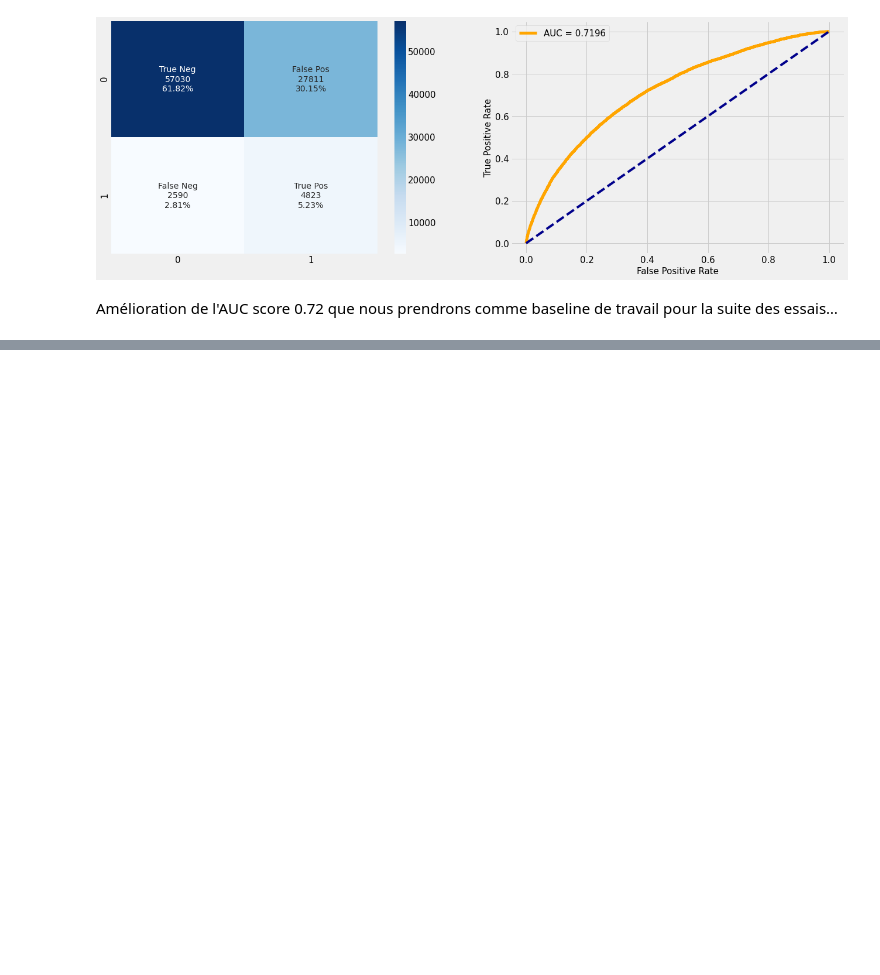
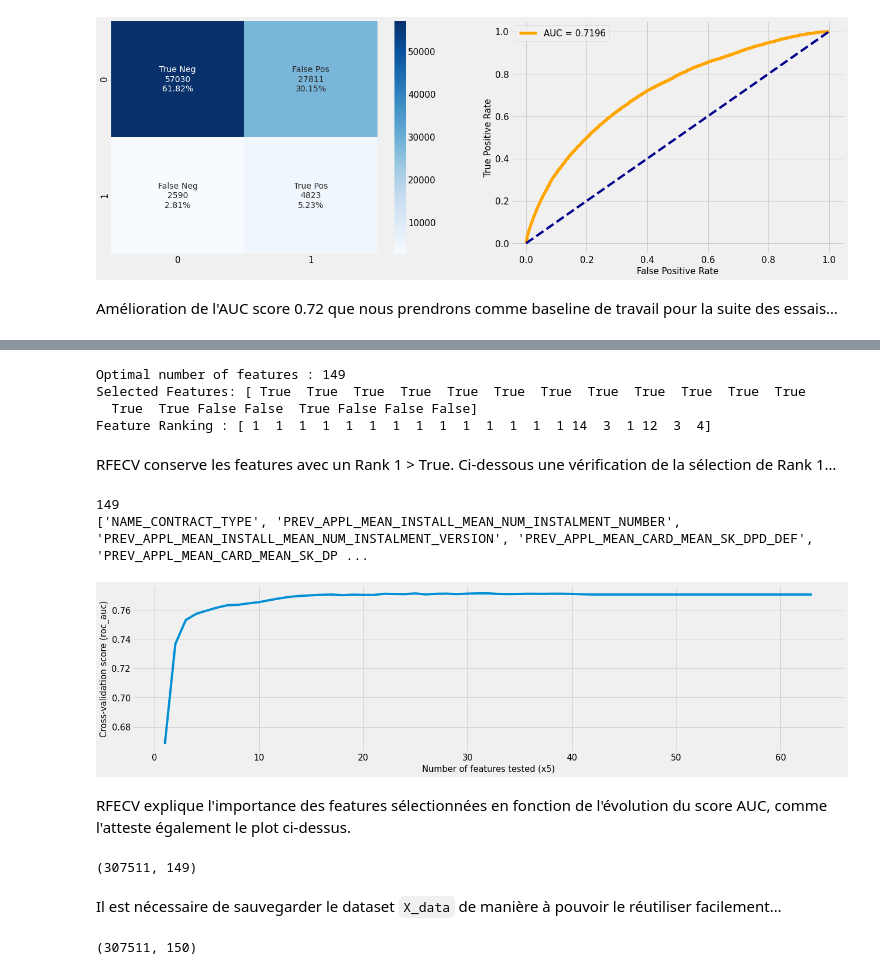
Before and after one commit to nalron/project_credit_scoring_model, a Jupyter notebook: p7_02_modelisation_notebook.ipynb, the cells around one changed output, grey strips where cells are left out. Cells and saved outputs as stored; diff of their text form; code cells hidden in the pictures; blank space fills up the shorter version.

Commit message:
Gradient Boosting implementation and Recursive Feature Elimination

```diff
--- a/p7_02_modelisation_notebook.ipynb
+++ b/p7_02_modelisation_notebook.ipynb
@@ -307,0 +415,12 @@ Amélioration de l'AUC score 0.72 que nous prendrons comme baseline de travail p
+# %%
+%%time
+start = time.time()
+rfecv = RFECV(estimator=LGBMClassifier(objective='binary'),
+              step=5,
+              cv=StratifiedKFold(5),
+              scoring='roc_auc',
+              verbose=2,
+              n_jobs=-1)
+rfecv.fit(X_train, y_train)
+
+print('Time Elapsed: {}'.format(time.time()-start))
@@ -307,0 +445,42 @@ Amélioration de l'AUC score 0.72 que nous prendrons comme baseline de travail p
+# %%
+print("Optimal number of features : %d" % rfecv.n_features_)
+print("Selected Features: %s" % rfecv.support_[:20])
+print("Feature Ranking : %s" % rfecv.ranking_[:20])
+# %% [output]
+Optimal number of features : 149
+Selected Features: [ True  True  True  True  True  True  True  True  True  True  True  True
+  True  True False False  True False False False]
+Feature Ranking : [ 1  1  1  1  1  1  1  1  1  1  1  1  1  1 14  3  1 12  3  4]
+# %% [markdown]
+RFECV conserve les features avec un Rank 1 > True. Ci-dessous une vérification de la sélection de Rank 1…
+# %%
+ranking = pd.DataFrame({'Features': data_train.columns})
+ranking['RANK'] = np.asarray(rfecv.ranking_)
+ranking.sort_values('RANK', inplace=True)
+
+features_selection = ranking[ranking.RANK == 1]['Features'].to_list()
+print(len(features_selection))
+print(features_selection)
+# %% [output]
+149
+['NAME_CONTRACT_TYPE', 'PREV_APPL_MEAN_INSTALL_MEAN_NUM_INSTALMENT_NUMBER', 'PREV_APPL_MEAN_INSTALL_MEAN_NUM_INSTALMENT_VERSION', 'PREV_APPL_MEAN_CARD_MEAN_SK_DPD_DEF', 'PREV_APPL_MEAN_CARD_MEAN_SK_DP ...
+# %%
+#Plot number of features vs CV scores
+step=5
+plt.figure(figsize=(20, 5))
+plt.plot(range(1, len(rfecv.grid_scores_) + 1), rfecv.grid_scores_)
+plt.xlabel('Number of features tested (x%d)' % step)
+plt.ylabel('Cross-validation score (roc_auc)')
+show()
+# %% [output]
+[figure, added]
+# %% [markdown]
+RFECV explique l'importance des features sélectionnées en fonction de l'évolution du score AUC, comme l'atteste également le plot ci-dessus.
+# %%
+#X_data is very important to implement the feature importance plot...
+X_data = data_train.loc[:, data_train.columns[rfecv.get_support()]]
+X_data.shape
+# %% [output]
+(307511, 149)
+# %% [markdown]
+Il est nécessaire de sauvegarder le dataset ``X_data`` de manière à pouvoir le réutiliser facilement…
@@ -307,0 +490,4 @@ Amélioration de l'AUC score 0.72 que nous prendrons comme baseline de travail p
+# %%
+X_data.shape
+# %% [output]
+(307511, 150)
```
Also changed, not shown: parts of 24 cells of this notebook.
